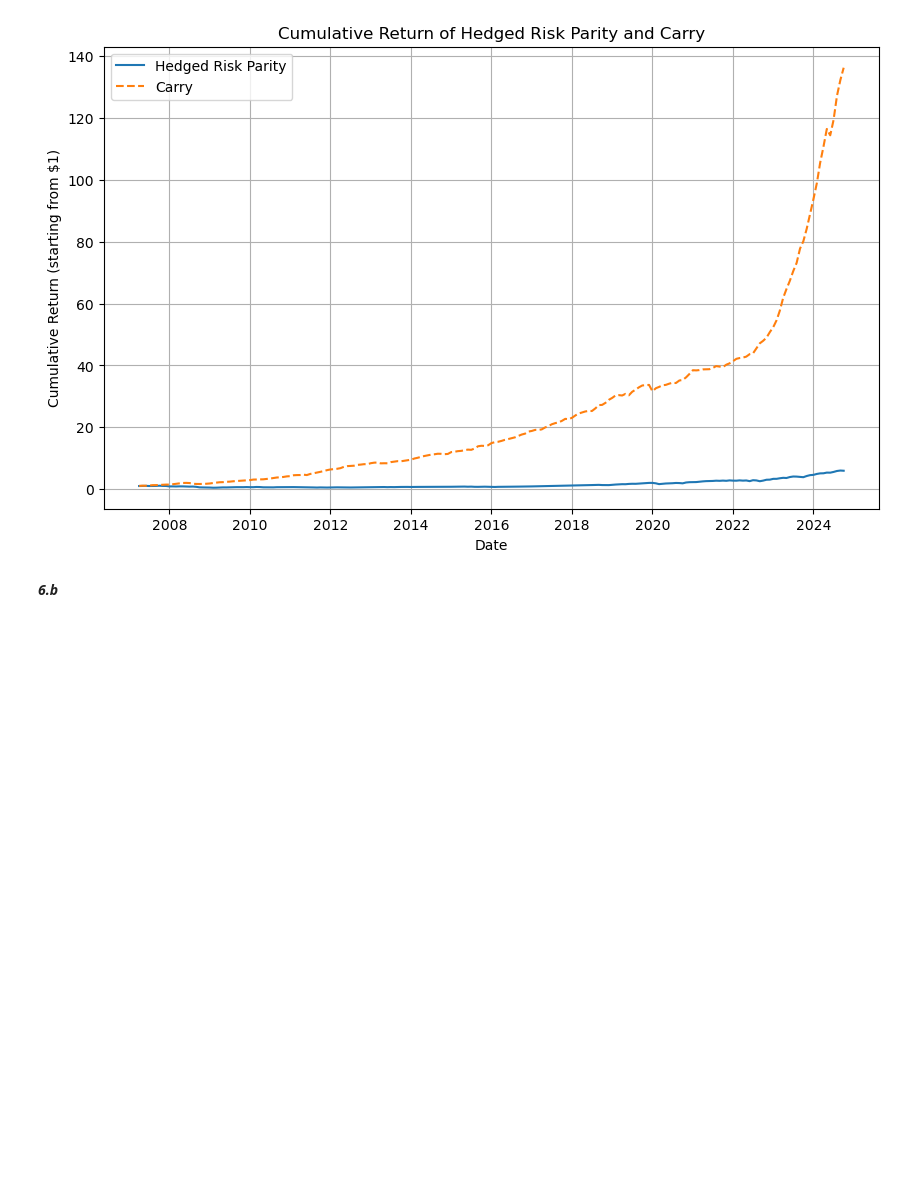
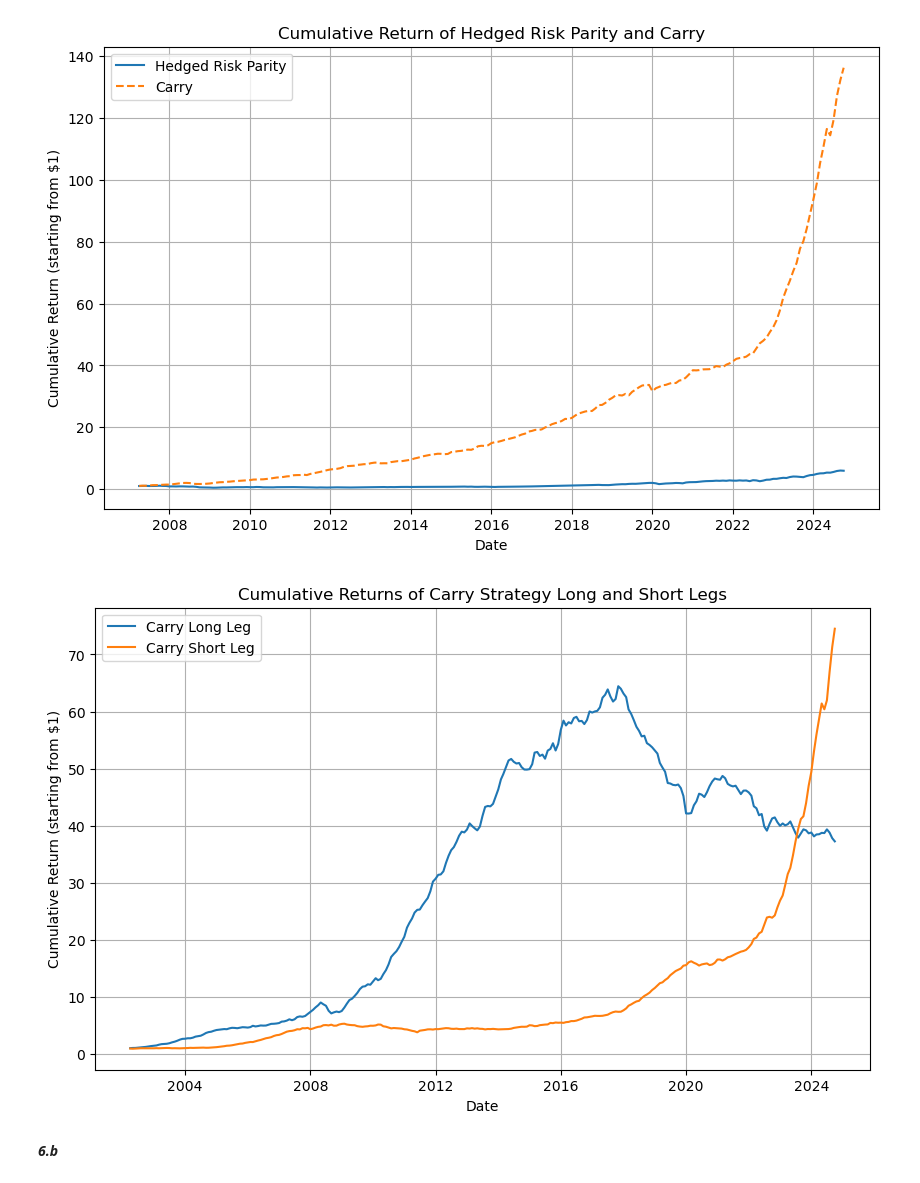
Before and after one commit to pherb127/Investments-Data, a Jupyter notebook: Investments.ipynb, the cells around one changed output. Saved outputs shown, nothing was run; the diff lists cells and outputs as text; code cells hidden in the pictures; blank space fills up the shorter version.

```diff
--- a/Investments.ipynb
+++ b/Investments.ipynb
@@ -1613,6 +1609,19 @@ plt.grid()
 plt.show()
 # %% [output]
 [figure]
+# %%
+# cumulative returns of carry strategy long and short legs
+plt.figure(figsize=(10, 6))
+plt.plot(carry_strategy_df['date'], (1 + carry_strategy_df['long_return']).cumprod(), label='Carry Long Leg')
+plt.plot(carry_strategy_df['date'], (1 + carry_strategy_df['short_return']).cumprod(), label='Carry Short Leg')
+plt.xlabel('Date')
+plt.ylabel('Cumulative Return (starting from $1)')
+plt.title('Cumulative Returns of Carry Strategy Long and Short Legs')
+plt.legend()
+plt.grid()
+plt.show()
+# %% [output]
+[figure, added]
 # %% [markdown]
 ***6.b***
 # %%
```
Also changed, not shown: parts of 27 cells of this notebook.
